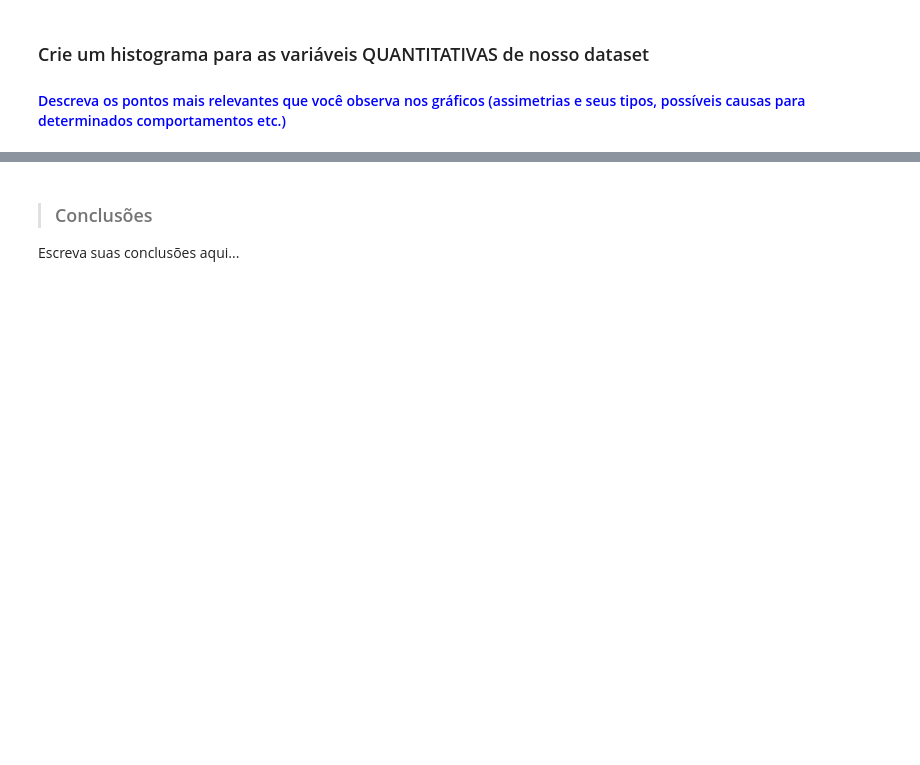
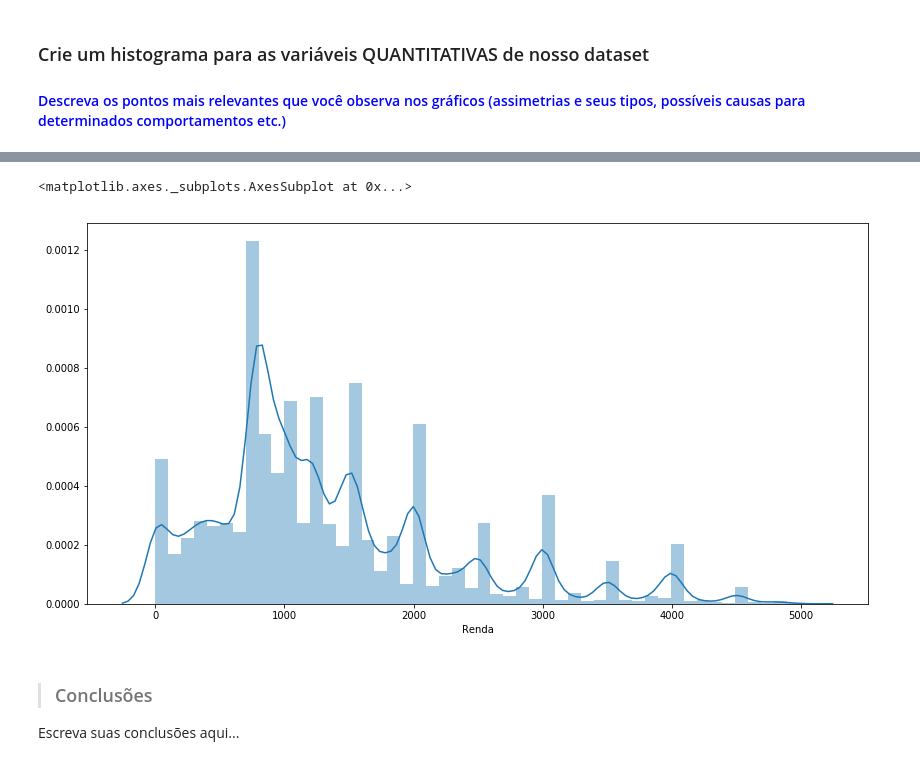
Before and after one commit to dougbatista/data-science-estatistica, a Jupyter notebook: Análise_Descritiva_exame.ipynb, the cells around one changed output, grey strips where cells are left out. Drawn from its saved outputs; the diff is of its cells as text; code cells hidden in the pictures; blank space fills up the shorter version.

```diff
--- a/Análise_Descritiva_exame.ipynb
+++ b/Análise_Descritiva_exame.ipynb
@@ -265,3 +265,10 @@ ax_altura
+# %%
+ax = sns.distplot(data.query('Renda < 5000').Renda)
+ax.figure.set_size_inches(14, 7)
+ax
+# %% [output]
+<matplotlib.axes._subplots.AxesSubplot at 0x...>
+[figure, added]
 # %% [markdown]
 > ### Conclusões
 
```
Also changed, not shown: parts of 1 cell of this notebook.
